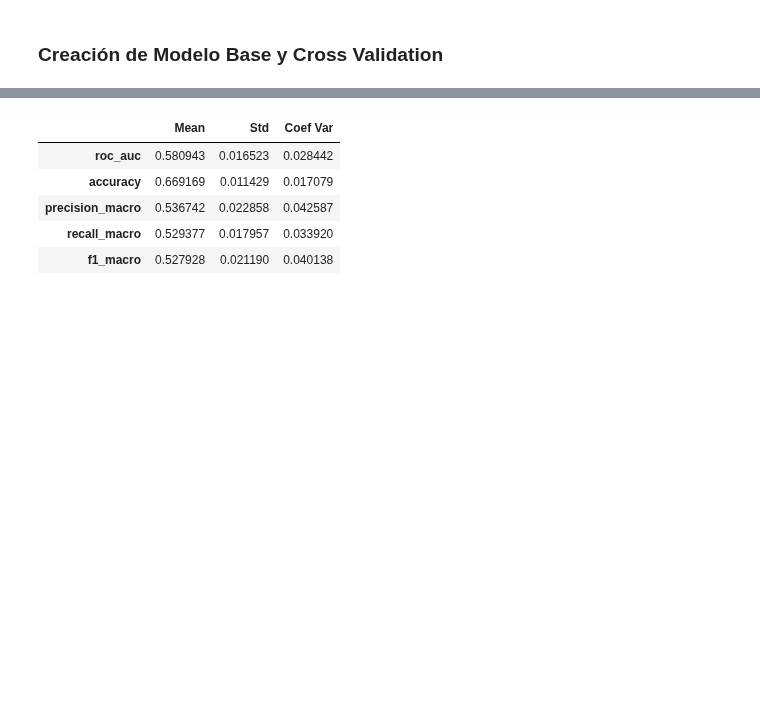
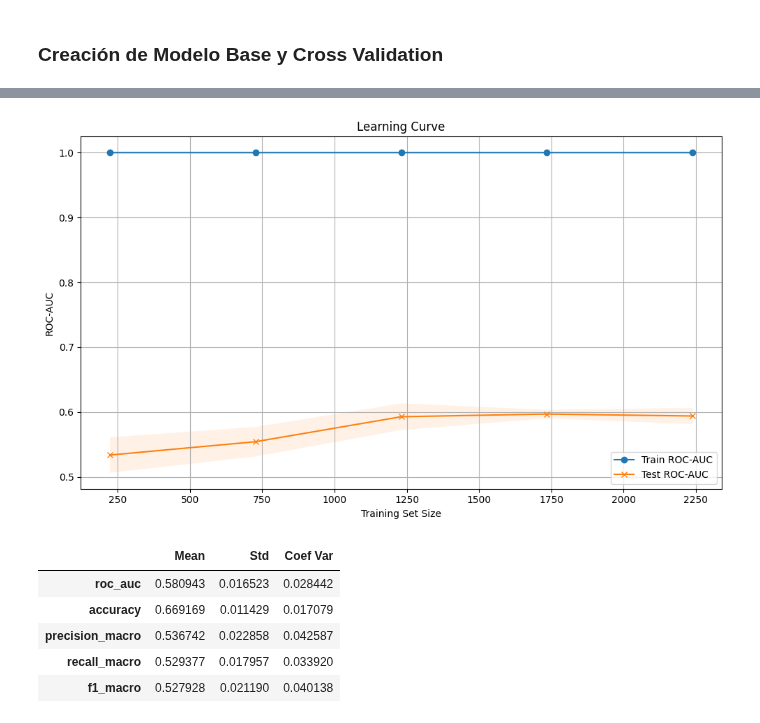
Before and after one commit to Tino27Gut/WineRecommendation, a Jupyter notebook: src/models/models_draft.ipynb, the cells around one changed output, grey strips where cells are left out. Saved outputs shown, nothing was run; the diff lists cells and outputs as text; code cells hidden in the pictures; blank space fills up the shorter version.

```diff
--- a/src/models/models_draft.ipynb
+++ b/src/models/models_draft.ipynb
@@ -265,3 +308,33 @@ $$\text{Valor}_{FN} = \text{AvgTkt} \times \left( \left( \left[ (1 - \text{Churn
+# %%
+train_size, train_scores, test_scores = learning_curve(
+    estimator=pipeline,
+    X=X,
+    y=y,
+    cv=skf,
+    scoring="roc_auc",
+    train_sizes=np.linspace(0.1, 1.0, 5)
+)
+
+train_mean = train_scores.mean(axis=1)
+train_std = train_scores.std(axis=1)
+test_mean = test_scores.mean(axis=1)
+test_std = test_scores.std(axis=1)
+
+
+plt.figure(figsize=(10,6))
+plt.plot(train_size, train_mean, label=f"Train ROC-AUC", marker="o")
+plt.fill_between(train_size, train_mean + train_std, train_mean - train_std, alpha=0.1)
+plt.plot(train_size, test_mean, label=f"Test ROC-AUC", marker="x")
+plt.fill_between(train_size, test_mean + test_std, test_mean - test_std, alpha=0.1)
+plt.xlabel("Training Set Size")
+plt.ylabel("ROC-AUC")
+plt.title("Learning Curve")
+plt.grid(True)
+plt.legend()
+plt.tight_layout()
+plt.show()
+# %% [output]
+[figure, added]
 # %%
 from imblearn.under_sampling import RandomUnderSampler
 # Asignación de valor extremo cuando no hay precio_max
```
Also changed, not shown: parts of 7 cells of this notebook, 2 other files.
